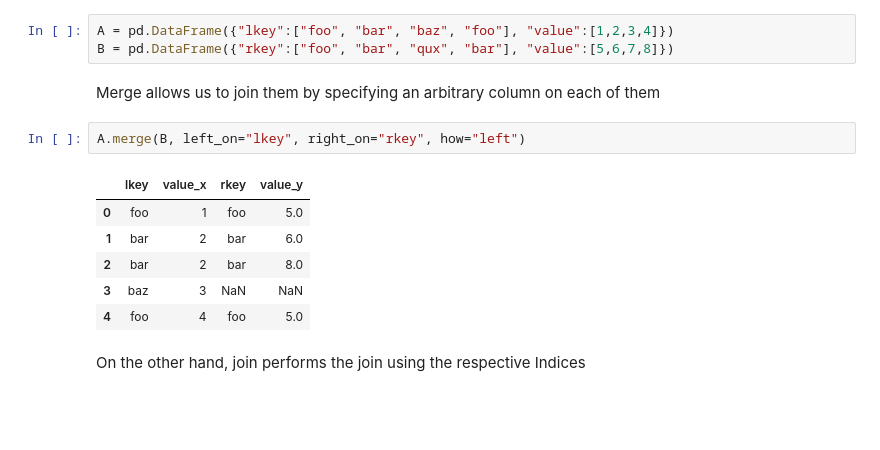
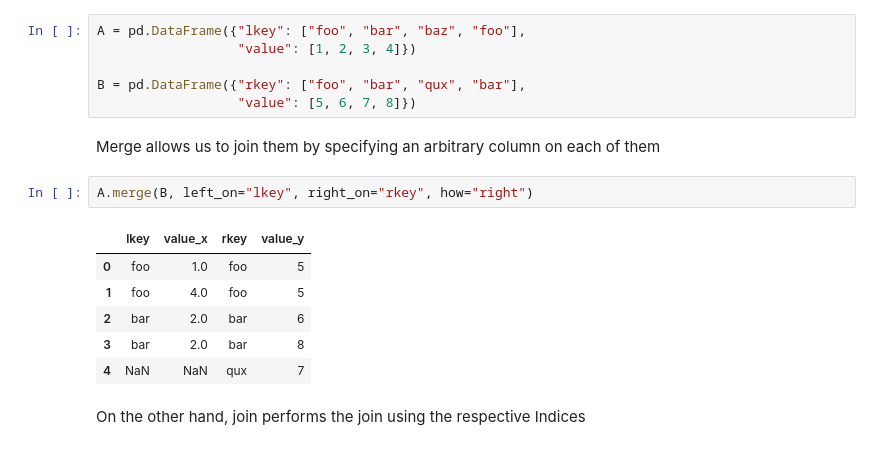
Before and after one commit to DataForScience/Excel, a Jupyter notebook: 2. Pandas DataFrames.ipynb, the cells around one changed output. Cells and saved outputs as stored; diff of their text form; blank space fills up the shorter version.

```diff
--- a/2. Pandas DataFrames.ipynb
+++ b/2. Pandas DataFrames.ipynb
@@ -729,19 +743,22 @@ Length: 1338, dtype: float64
 # %% [markdown]
 Define 2 toy DataFrames
 # %%
-A = pd.DataFrame({"lkey":["foo", "bar", "baz", "foo"], "value":[1,2,3,4]})
-B = pd.DataFrame({"rkey":["foo", "bar", "qux", "bar"], "value":[5,6,7,8]})
+A = pd.DataFrame({"lkey": ["foo", "bar", "baz", "foo"],
+                  "value": [1, 2, 3, 4]})
+
+B = pd.DataFrame({"rkey": ["foo", "bar", "qux", "bar"],
+                  "value": [5, 6, 7, 8]})
 # %% [markdown]
 Merge allows us to join them by specifying an arbitrary column on each of them
 # %%
-A.merge(B, left_on="lkey", right_on="rkey", how="left")
+A.merge(B, left_on="lkey", right_on="rkey", how="right")
 # %% [output]
 |  | lkey | value_x | rkey | value_y |
-| 0 | foo | 1 | foo | 5.0 |
-| 1 | bar | 2 | bar | 6.0 |
-| 2 | bar | 2 | bar | 8.0 |
-| 3 | baz | 3 | NaN | NaN |
-| 4 | foo | 4 | foo | 5.0 |
+| 0 | foo | 1.0 | foo | 5 |
+| 1 | foo | 4.0 | foo | 5 |
+| 2 | bar | 2.0 | bar | 6 |
+| 3 | bar | 2.0 | bar | 8 |
+| 4 | NaN | NaN | qux | 7 |
 # %% [markdown]
 On the other hand, join performs the join using the respective Indices
 # %%
```
Also changed, not shown: parts of 28 cells of this notebook, 9 other files.
